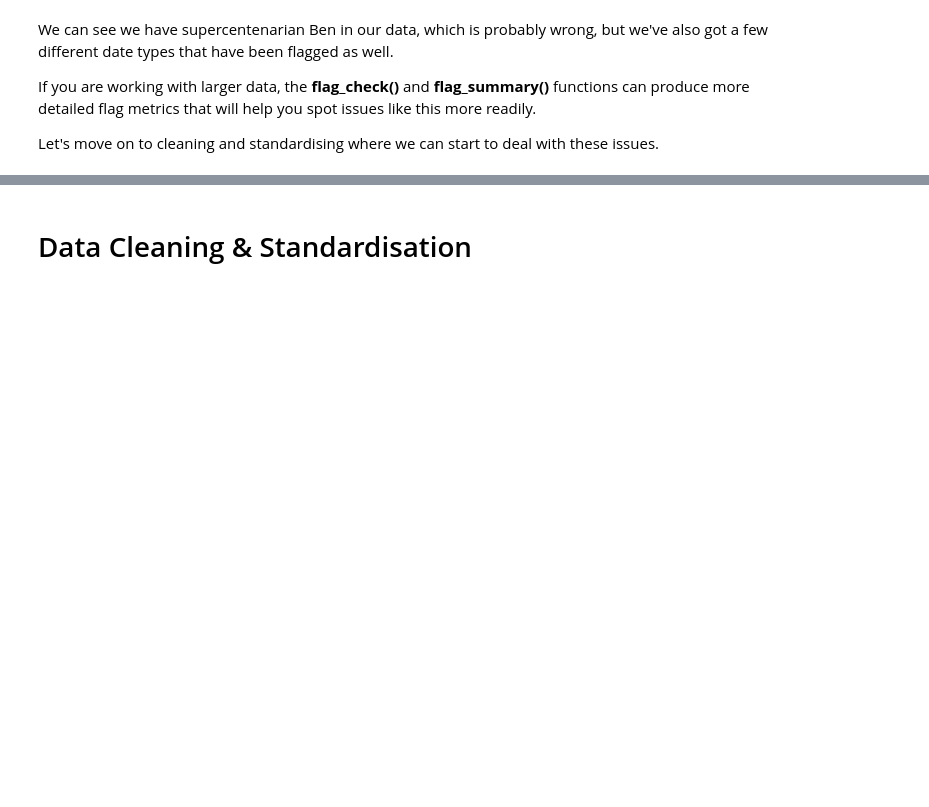
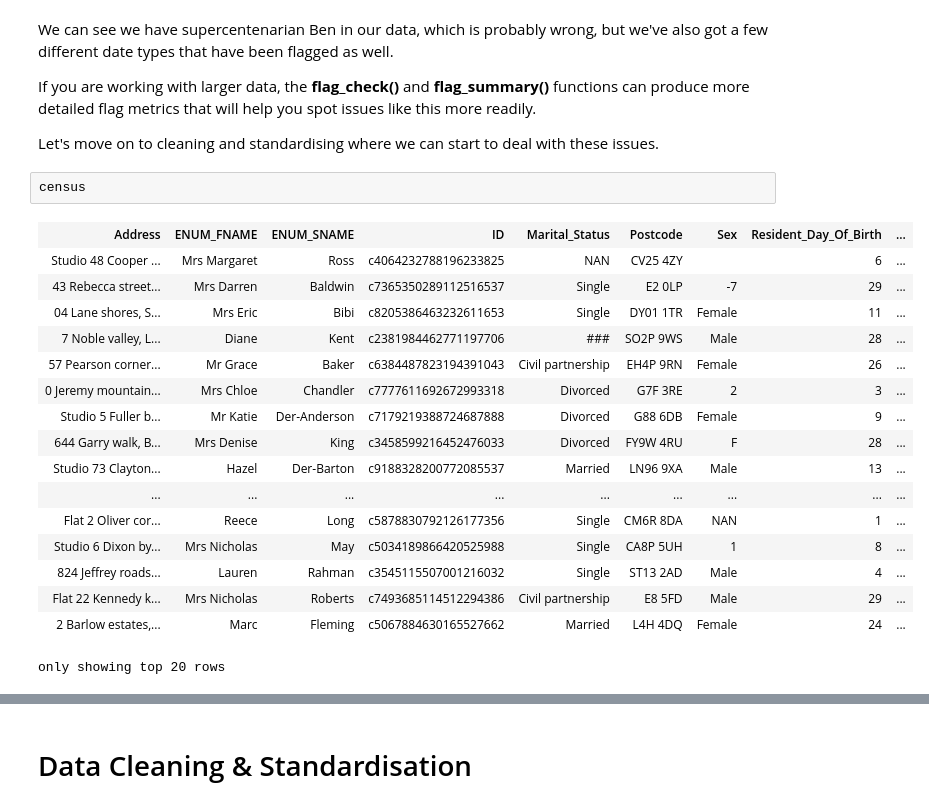
Before and after one commit to anthonye93/dlh_utils_demo, a Jupyter notebook: dlh_utils_demo.ipynb, the cells around one changed output, grey strips where cells are left out. Cells and saved outputs as stored; diff of their text form; blank space fills up the shorter version.

```diff
--- a/dlh_utils_demo.ipynb
+++ b/dlh_utils_demo.ipynb
@@ -186,4 +186,24 @@ We can see we have supercentenarian Ben in our data, which is probably wrong, bu
 If you are working with larger data, the **flag_check()** and **flag_summary()** functions can produce more detailed flag metrics that will help you spot issues like this more readily.
 
 Let's move on to cleaning and standardising where we can start to deal with these issues.
+# %%
+census
+# %% [output]
+| Address | ENUM_FNAME | ENUM_SNAME | ID | Marital_Status | Postcode | Sex | Resident_Day_Of_Birth | ... |
+| Studio 48 Cooper ... | Mrs Margaret | Ross | c4064232788196233825 | NAN | CV25 4ZY |  | 6 | ... |
+| 43 Rebecca street... | Mrs Darren | Baldwin | c7365350289112516537 | Single | E2 0LP | -7 | 29 | ... |
+| 04 Lane shores, S... | Mrs Eric | Bibi | c8205386463232611653 | Single | DY01 1TR | Female | 11 | ... |
+| 7 Noble valley, L... | Diane | Kent | c2381984462771197706 | ### | SO2P 9WS | Male | 28 | ... |
+| 57 Pearson corner... | Mr Grace | Baker | c6384487823194391043 | Civil partnership | EH4P 9RN | Female | 26 | ... |
+| 0 Jeremy mountain... | Mrs Chloe | Chandler | c7777611692672993318 | Divorced | G7F 3RE | 2 | 3 | ... |
+| Studio 5 Fuller b... | Mr Katie | Der-Anderson | c7179219388724687888 | Divorced | G88 6DB | Female | 9 | ... |
+| 644 Garry walk, B... | Mrs Denise | King | c3458599216452476033 | Divorced | FY9W 4RU | F | 28 | ... |
+| Studio 73 Clayton... | Hazel | Der-Barton | c9188328200772085537 | Married | LN96 9XA | Male | 13 | ... |
+| ... | ... | ... | ... | ... | ... | ... | ... | ... |
+| Flat 2 Oliver cor... | Reece | Long | c5878830792126177356 | Single | CM6R 8DA | NAN | 1 | ... |
+| Studio 6 Dixon by... | Mrs Nicholas | May | c5034189866420525988 | Single | CA8P 5UH | 1 | 8 | ... |
+| 824 Jeffrey roads... | Lauren | Rahman | c3545115507001216032 | Single | ST13 2AD | Male | 4 | ... |
+| Flat 22 Kennedy k... | Mrs Nicholas | Roberts | c7493685114512294386 | Civil partnership | E8 5FD | Male | 29 | ... |
+| 2 Barlow estates,... | Marc | Fleming | c5067884630165527662 | Married | L4H 4DQ | Female | 24 | ... |
+only showing top 20 rows
 # %%
```
Also changed, not shown: parts of 35 cells of this notebook.
